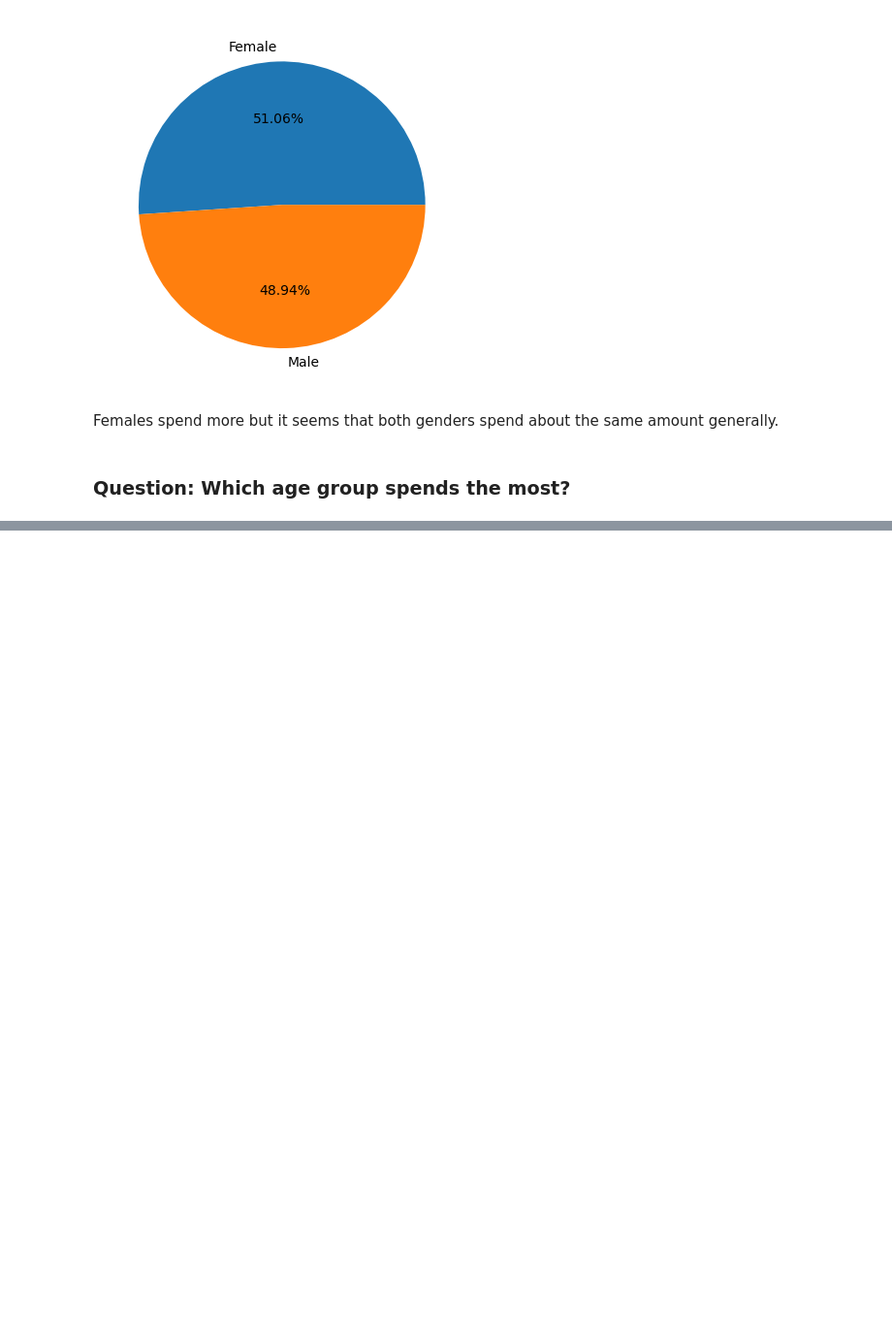
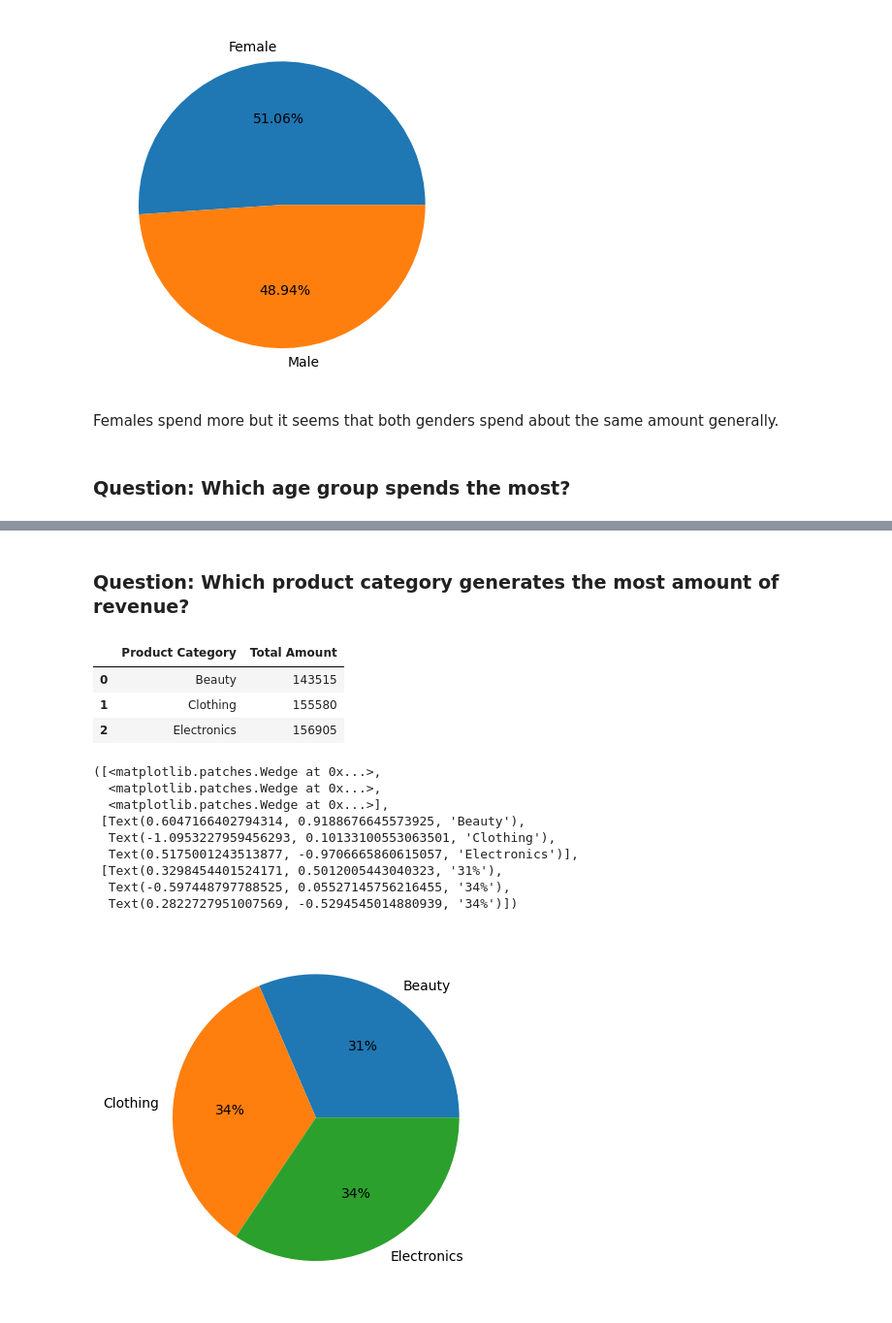
Before and after one commit to Icential/retail-analysis, a Jupyter notebook: data_vis.ipynb, the cells around one changed output, grey strips where cells are left out. Shown at 97% size. Cells and saved outputs as stored; diff of their text form; code cells hidden in the pictures; blank space fills up the shorter version.

Commit message:
more questions

```diff
--- a/data_vis.ipynb
+++ b/data_vis.ipynb
@@ -124,0 +180,27 @@ Females spend more but it seems that both genders spend about the same amount ge
+# %% [markdown]
+### Question: Which product category generates the most amount of revenue?
+# %%
+df_cat = pd.DataFrame(df["Product Category"])
+df_cat["Total Amount"] = df["Total Amount"]
+
+df_cat = df_cat.groupby(["Product Category"], as_index=False).sum()
+
+df_cat
+# %% [output]
+|  | Product Category | Total Amount |
+| 0 | Beauty | 143515 |
+| 1 | Clothing | 155580 |
+| 2 | Electronics | 156905 |
+# %%
+plt.pie(df_cat["Total Amount"], labels=df_cat["Product Category"], autopct="%.0f%%")
+# %% [output]
+([<matplotlib.patches.Wedge at 0x...>,
+  <matplotlib.patches.Wedge at 0x...>,
+  <matplotlib.patches.Wedge at 0x...>],
+ [Text(0.6047166402794314, 0.9188676645573925, 'Beauty'),
+  Text(-1.0953227959456293, 0.10133100553063501, 'Clothing'),
+  Text(0.5175001243513877, -0.9706665860615057, 'Electronics')],
+ [Text(0.3298454401524171, 0.5012005443040323, '31%'),
+  Text(-0.597448797788525, 0.05527145756216455, '34%'),
+  Text(0.2822727951007569, -0.5294545014880939, '34%')])
+[figure, added]
```
Also changed, not shown: parts of 17 cells of this notebook.
